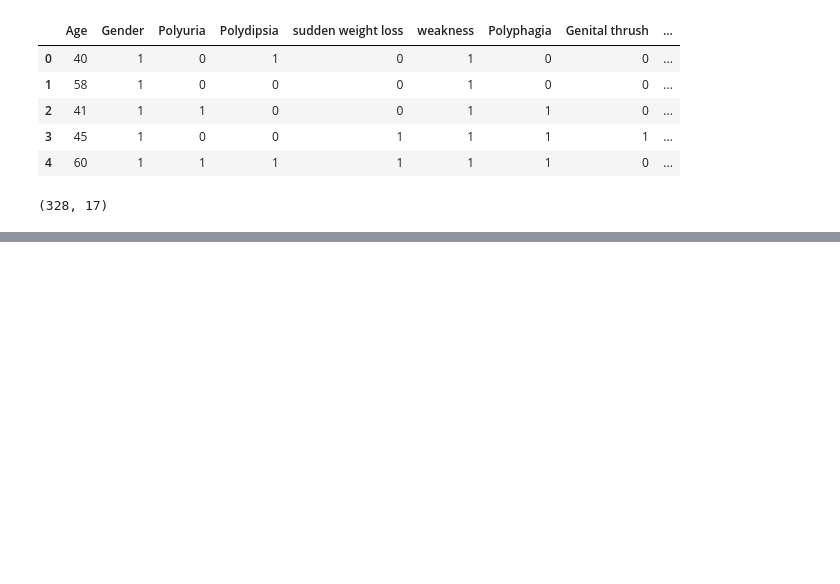
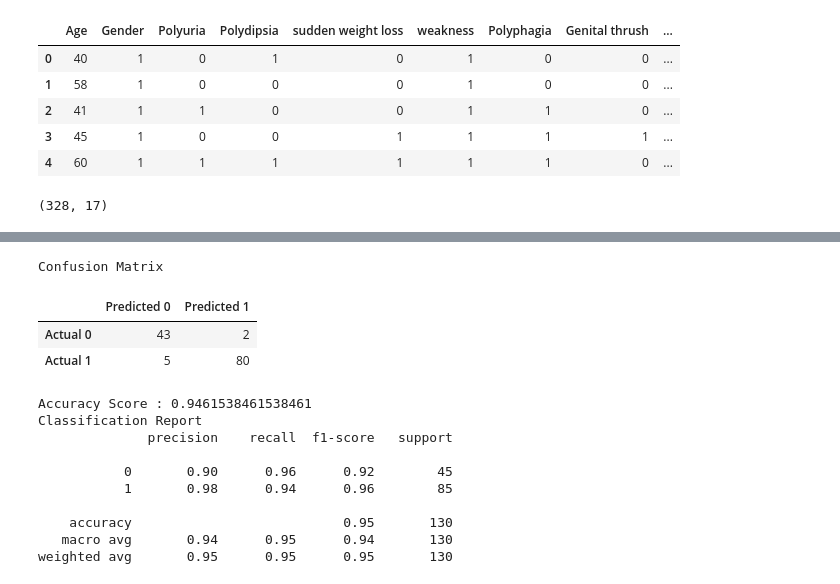
Before and after one commit to asadca4u/Final_Project_Group_Five, a Jupyter notebook: Diabetes_ETL.ipynb, the cells around one changed output, grey strips where cells are left out. Drawn from its saved outputs; the diff is of its cells as text; code cells hidden in the pictures; blank space fills up the shorter version.

```diff
--- a/Diabetes_ETL.ipynb
+++ b/Diabetes_ETL.ipynb
@@ -103,0 +143,14 @@ male_df.to_sql('male_data', engine, if_exists='replace', index=False)
+# %%
+# Creating a StandardScaler instance.
+scaler = StandardScaler()
+# Fitting the Standard Scaler with the training data.
+X_scaler = scaler.fit(X_train)
+
+# Scaling the data.
+X_train_scaled = X_scaler.transform(X_train)
+X_test_scaled = X_scaler.transform(X_test)
+# %%
+# Creating the decision tree classifier instance.
+model = tree.DecisionTreeClassifier()
+# Fitting the model.
+model = model.fit(X_train_scaled, y_train)
@@ -103,0 +184,22 @@ male_df.to_sql('male_data', engine, if_exists='replace', index=False)
+# %%
+# Displaying results
+print("Confusion Matrix")
+display(cm_df)
+print(f"Accuracy Score : {acc_score}")
+print("Classification Report")
+print(classification_report(y_test, predictions))
+# %% [output]
+Confusion Matrix
+|  | Predicted 0 | Predicted 1 |
+| Actual 0 | 43 | 2 |
+| Actual 1 | 5 | 80 |
+Accuracy Score : 0.9461538461538461
+Classification Report
+              precision    recall  f1-score   support
+
+           0       0.90      0.96      0.92        45
+           1       0.98      0.94      0.96        85
+
+    accuracy                           0.95       130
+   macro avg       0.94      0.95      0.94       130
+weighted avg       0.95      0.95      0.95       130
```
Also changed, not shown: parts of 7 cells of this notebook.
